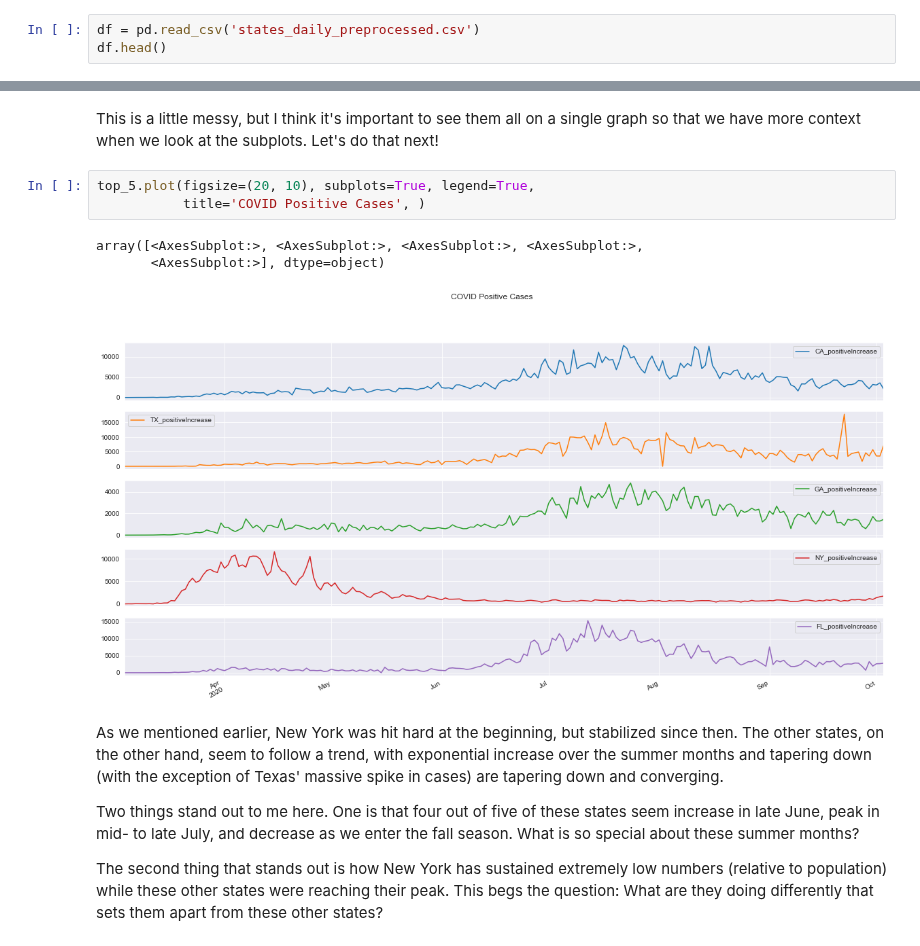
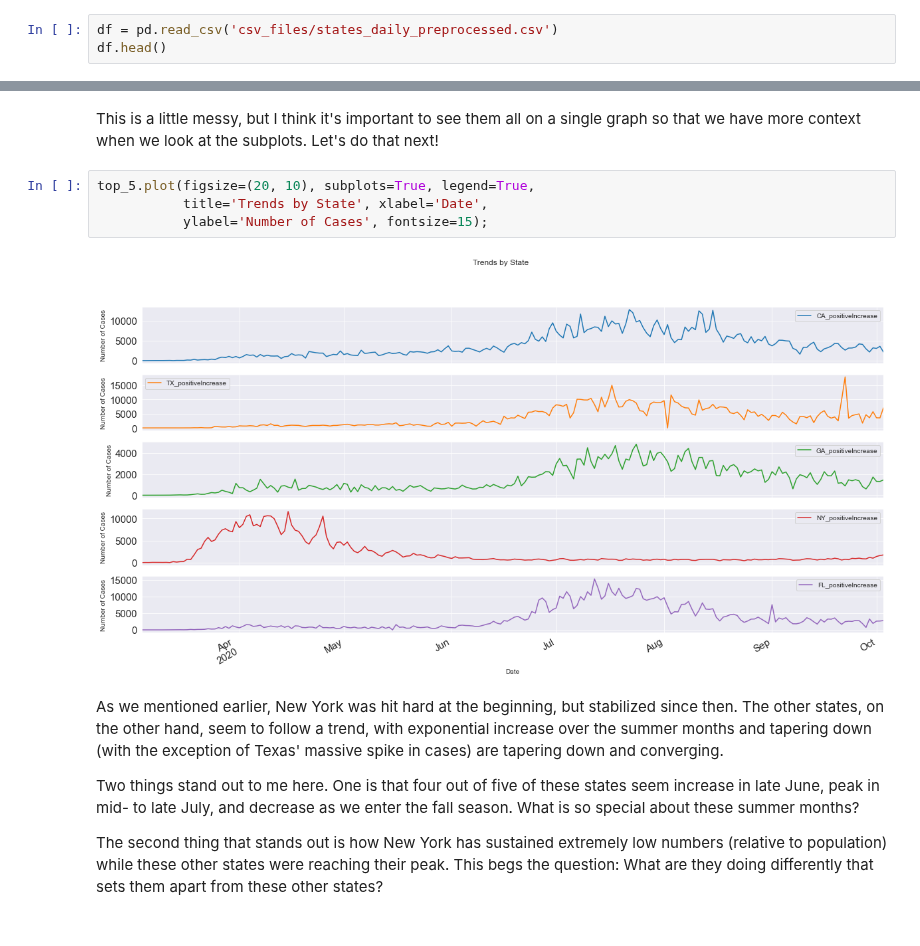
Before and after one commit to bmauss/COVID_Forecast, a Jupyter notebook: 2 Exploratory Data Analysis.ipynb, the cells around one changed output, grey strips where cells are left out. Saved outputs shown, nothing was run; the diff lists cells and outputs as text.

```diff
--- a/2 Exploratory Data Analysis.ipynb
+++ b/2 Exploratory Data Analysis.ipynb
@@ -16,7 +16,7 @@ import matplotlib.pyplot as plt
 import seaborn as sns
 sns.set_style('darkgrid')
 # %%
-df = pd.read_csv('states_daily_preprocessed.csv')
+df = pd.read_csv('csv_files/states_daily_preprocessed.csv')
 df.head()
 # %% [output]
 |  | Unnamed: 0 | date | state | positiveIncrease | negativeIncrease | total | totalTestResultsIncrease |
@@ -323,11 +326,10 @@ top_5.plot(figsize=(20, 10), legend=True)
 This is a little messy, but I think it's important to see them all on a single graph so that we have more context when we look at the subplots.  Let's do that next!
 # %%
 top_5.plot(figsize=(20, 10), subplots=True, legend=True,
-           title='COVID Positive Cases', )
+           title='Trends by State', xlabel='Date',
+           ylabel='Number of Cases', fontsize=15);
 # %% [output]
-array([<AxesSubplot:>, <AxesSubplot:>, <AxesSubplot:>, <AxesSubplot:>,
-       <AxesSubplot:>], dtype=object)
-[figure, old version]
+[figure, new version]
 # %% [markdown]
 As we mentioned earlier, New York was hit hard at the beginning, but stabilized since then.  The other states, on the other hand, seem to follow a trend, with exponential increase over the summer months and tapering down (with the exception of Texas' massive spike in cases) are tapering down and converging.
 
```
Also changed, not shown: parts of 3 cells of this notebook, 55 other files.
